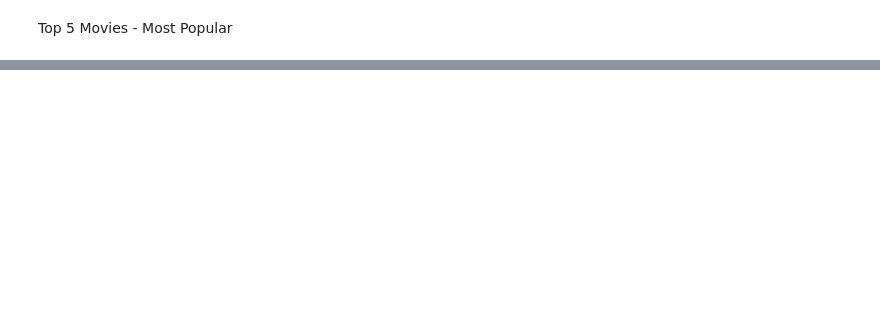
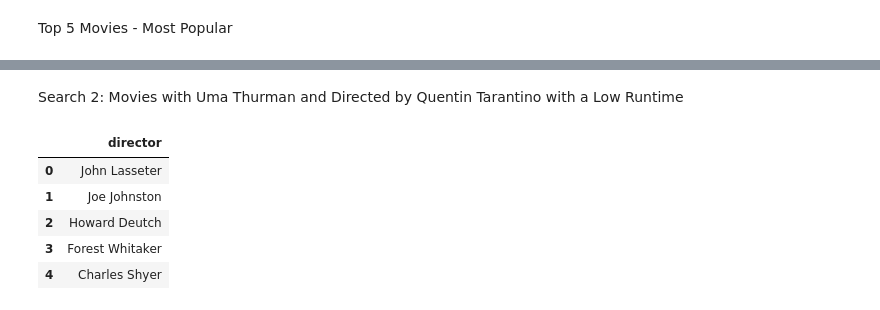
Before and after one commit to ashtonpangxq/data-science-projects, a Jupyter notebook: exploratory-data-analysis/exploratory-data-analysis-movies.ipynb, the cells around one changed output, grey strips where cells are left out. Saved outputs shown, nothing was run; the diff lists cells and outputs as text; code cells hidden in the pictures; blank space fills up the shorter version.

```diff
--- a/exploratory-data-analysis/exploratory-data-analysis-movies.ipynb
+++ b/exploratory-data-analysis/exploratory-data-analysis-movies.ipynb
@@ -422,0 +488,11 @@ best_worst_movies(df=best_movies_df, n=5, by="Popularity")
+# %% [markdown]
+Search 2: Movies with Uma Thurman and Directed by Quentin Tarantino with a Low Runtime
+# %%
+movies_df[['director']].head()
+# %% [output]
+|  | director |
+| 0 | John Lasseter |
+| 1 | Joe Johnston |
+| 2 | Howard Deutch |
+| 3 | Forest Whitaker |
+| 4 | Charles Shyer |
```
Also changed, not shown: parts of 26 cells of this notebook.
